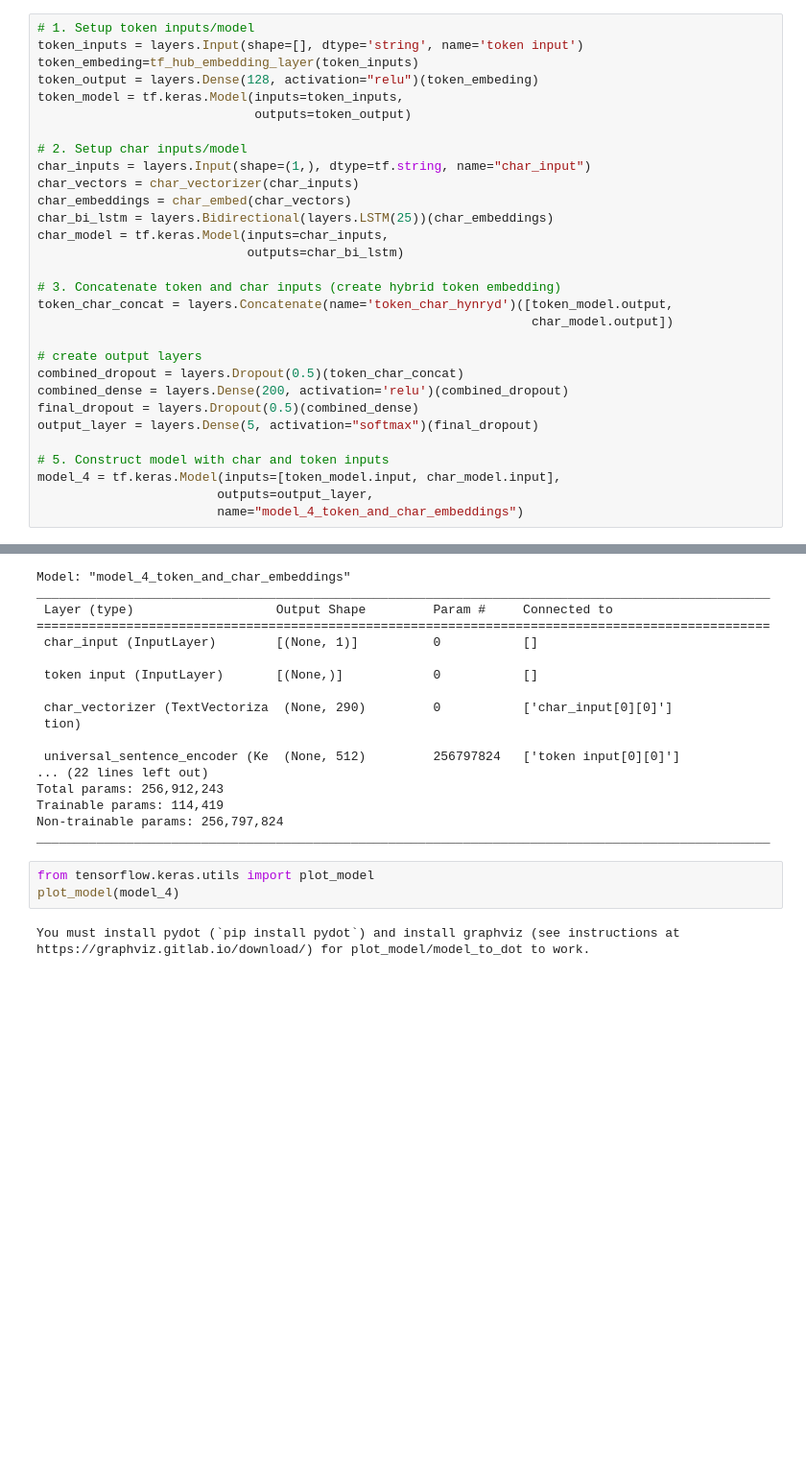
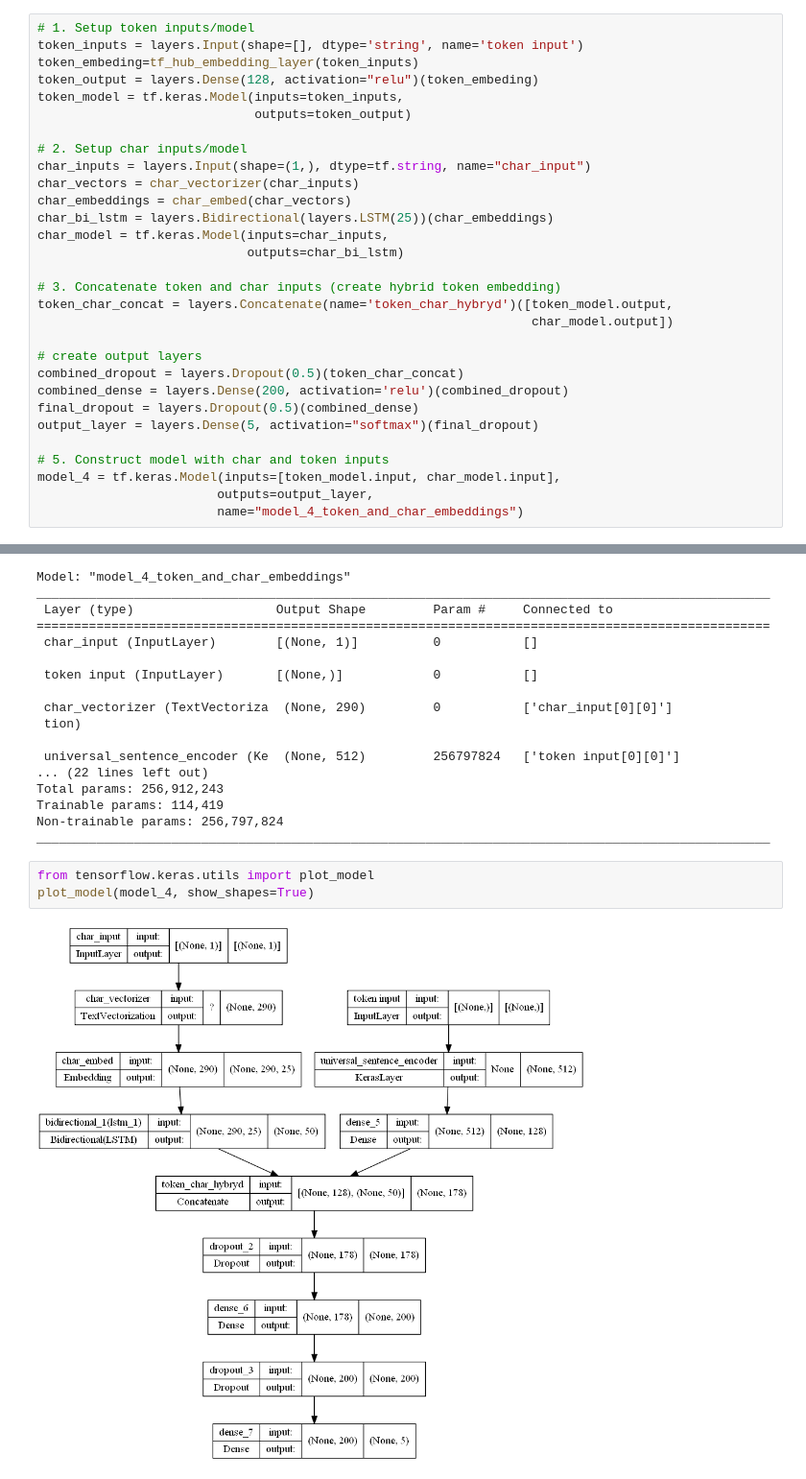
Before and after one commit to Semen-B/NLP_Medical_Paper_Abstracts, a Jupyter notebook: 09_SkimLit_nlp_milestone_project_2.ipynb, the cells around one changed output, grey strips where cells are left out. Shown at 96% size. Saved outputs shown, nothing was run; the diff lists cells and outputs as text; blank space fills up the shorter version.

```diff
--- a/09_SkimLit_nlp_milestone_project_2.ipynb
+++ b/09_SkimLit_nlp_milestone_project_2.ipynb
@@ -831,7 +826,7 @@ char_model = tf.keras.Model(inputs=char_inputs,
                             outputs=char_bi_lstm)
 
 # 3. Concatenate token and char inputs (create hybrid token embedding)
-token_char_concat = layers.Concatenate(name='token_char_hynryd')([token_model.output,
+token_char_concat = layers.Concatenate(name='token_char_hybryd')([token_model.output,
                                                                   char_model.output])
 
 # create output layers
@@ -867,7 +862,7 @@ Non-trainable params: 256,797,824
 __________________________________________________________________________________________________
 # %%
 from tensorflow.keras.utils import plot_model
-plot_model(model_4)
+plot_model(model_4, show_shapes=True)
 # %% [output]
-You must install pydot (`pip install pydot`) and install graphviz (see instructions at https://graphviz.gitlab.io/download/) for plot_model/model_to_dot to work.
+[figure, added]
 # %%
```
Also changed, not shown: parts of 27 cells of this notebook.
